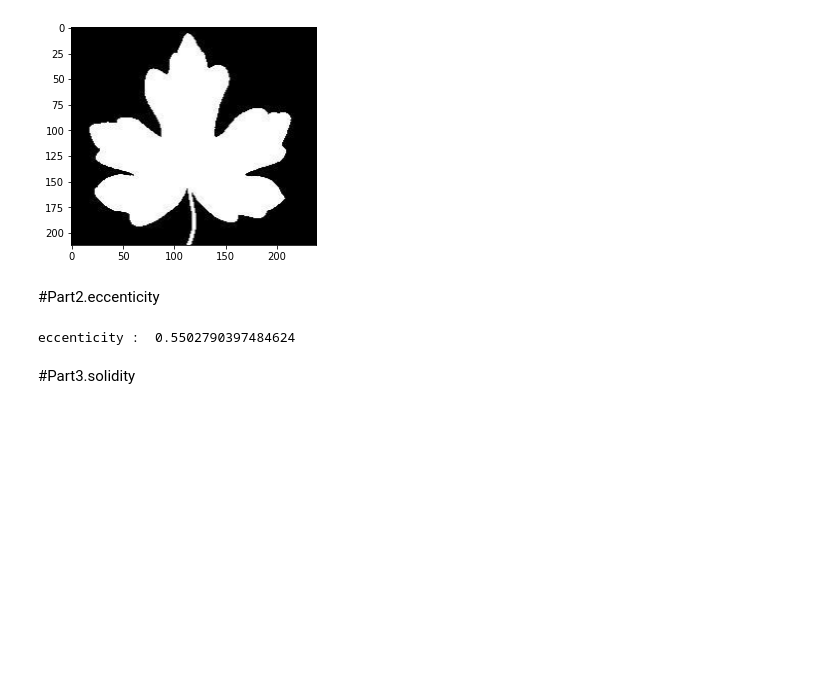
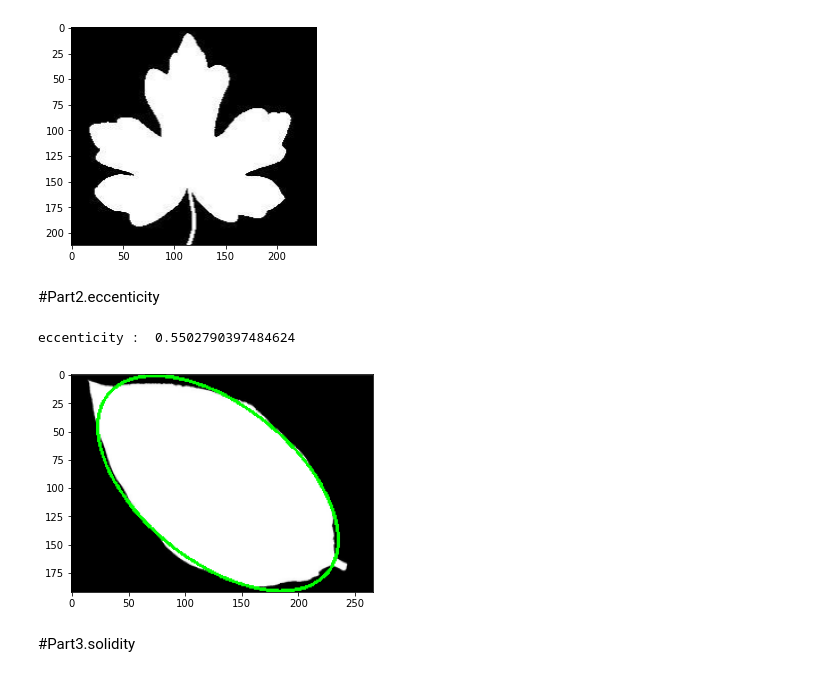
Before and after one commit to parsaeisa/computer_vision, a Jupyter notebook: HW10/HW[10].ipynb, the cells around one changed output. Drawn from its saved outputs; the diff is of its cells as text; code cells hidden in the pictures; blank space fills up the shorter version.

```diff
--- a/HW10/HW[10].ipynb
+++ b/HW10/HW[10].ipynb
@@ -61,15 +58,13 @@ Compactness :  0.2039151263432431
 # %% [markdown]
 #Part2.eccenticity
 # %%
-def eccenticity(image):
-
-  cnts,hierarchy = cv2.findContours(thresh, cv2.RETR_TREE,cv2.CHAIN_APPROX_SIMPLE)
-  cnt = cnts[0]
+def eccenticity(cnt):
 
   ell = cv2.fitEllipse(cnt)
   centers , axes,orientation = ell
 
   cv2.ellipse(im ,ell,(0,255,0),2)
+  plt.imshow(im)
 
 
   eccentricity_score = axes[0] / axes[1]
@@ -79,12 +74,15 @@ def eccenticity(image):
 # %%
 # Test eccenticity method
 im = cv2.imread("/content/leaf2.png")
 gray = cv2.cvtColor(im, cv2.COLOR_BGR2GRAY)
 ret,thresh = cv2.threshold(gray,127,200,cv2.THRESH_BINARY)
 
-print("eccenticity : " , eccenticity(otsu_thresh))
+contours,hierarchy = cv2.findContours(thresh, cv2.RETR_TREE,cv2.CHAIN_APPROX_SIMPLE)
+
+print("eccenticity : " , eccenticity(contours[0]))
 # %% [output]
 eccenticity :  0.5502790397484624
+[figure, added]
 # %% [markdown]
 #Part3.solidity
 # %%
```
Also changed, not shown: parts of 5 cells of this notebook.
